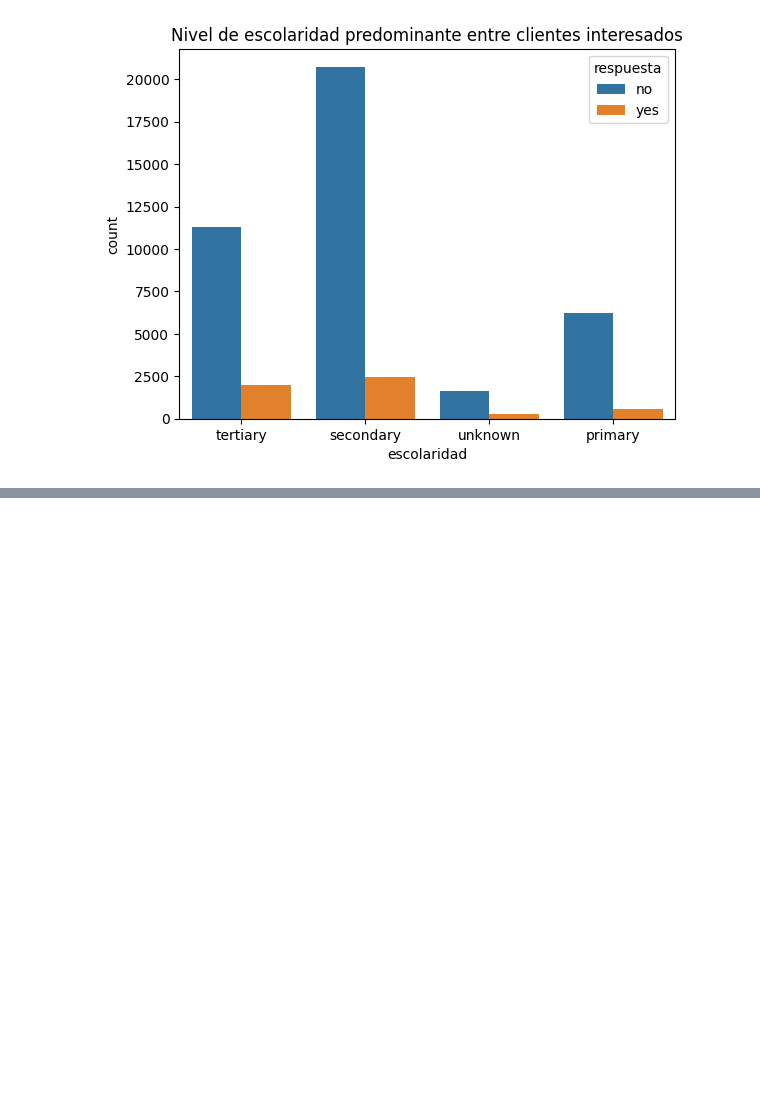
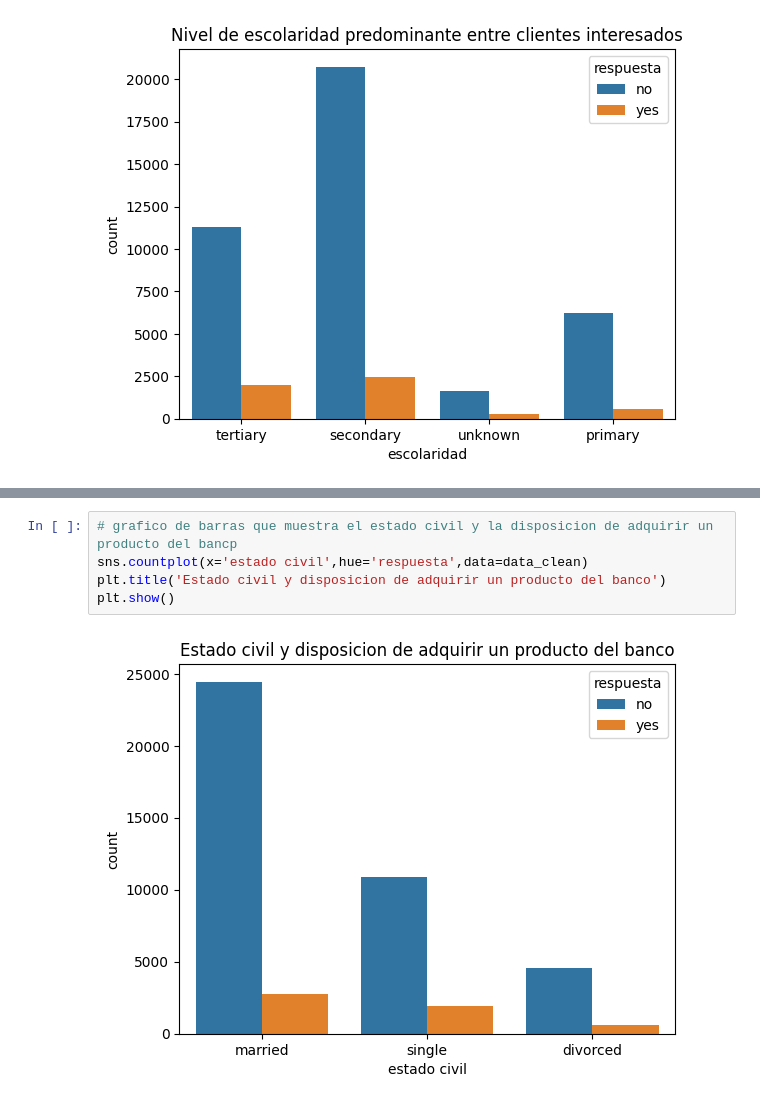
Before and after one commit to Felipecuestas98/Bootcamp-Mintic, a Jupyter notebook: Ejercicio_banco.ipynb, the cells around one changed output, grey strips where cells are left out. Saved outputs shown, nothing was run; the diff lists cells and outputs as text; blank space fills up the shorter version.

```diff
--- a/Ejercicio_banco.ipynb
+++ b/Ejercicio_banco.ipynb
@@ -535,0 +536,7 @@ plt.show()
+# %%
+# grafico de barras que muestra el estado civil y la disposicion de adquirir un producto del bancp
+sns.countplot(x='estado civil',hue='respuesta',data=data_clean)
+plt.title('Estado civil y disposicion de adquirir un producto del banco')
+plt.show()
+# %% [output]
+[figure, added]
```
Also changed, not shown: parts of 4 cells of this notebook.
